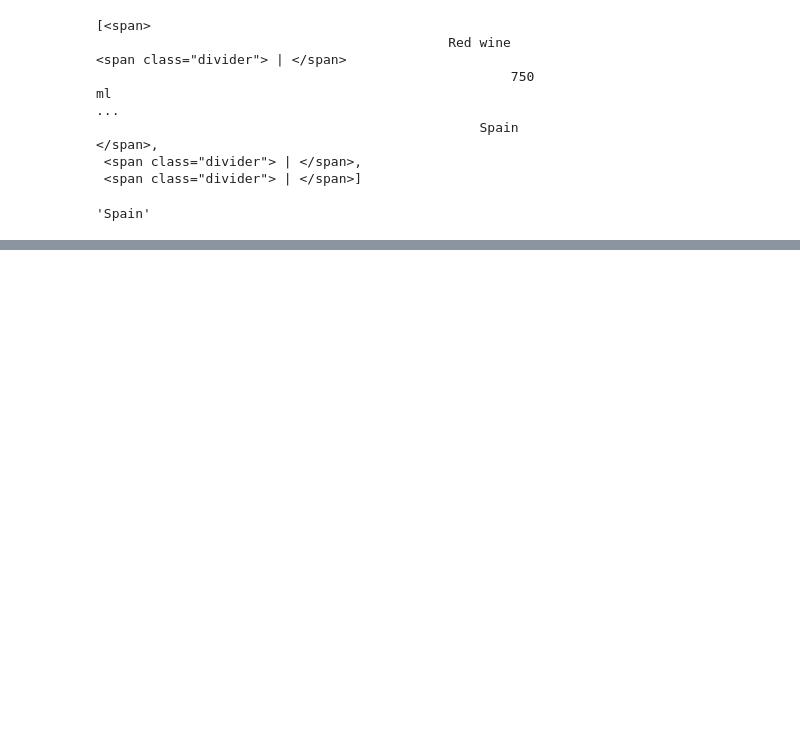
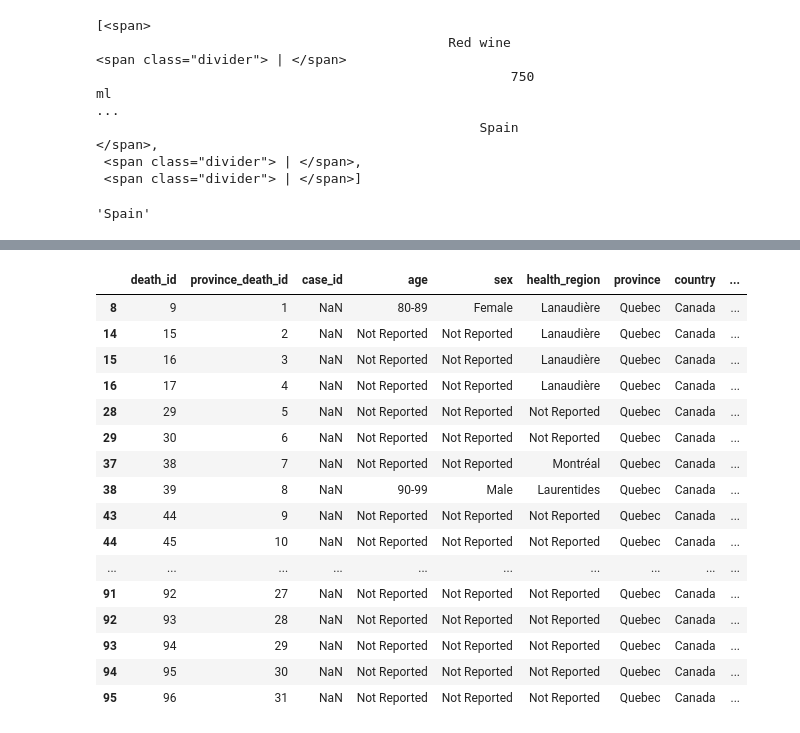
Before and after one commit to archydeberker/a-glass-of-wine, a Jupyter notebook: notebooks/scrape_data.ipynb, the cells around one changed output, grey strips where cells are left out. Drawn from its saved outputs; the diff is of its cells as text; code cells hidden in the pictures; blank space fills up the shorter version.

Commit message:
Add a script to grab Canadian case data

```diff
--- a/notebooks/scrape_data.ipynb
+++ b/notebooks/scrape_data.ipynb
@@ -328,0 +406,14 @@ span[0].contents[-1].strip()
+# %%
+path_to_download = '/Users/archydeberker/Desktop/code/saq/scripts/canada_case_data_20200401-192009.csv'
+!pip install xlrd
+# %%
+cases_df = pd.read_excel(path_to_download, header=3)
+deaths_df = pd.read_excel(path_to_download, header=3, sheet_name=1)
+recovered_df = pd.read_excel(path_to_download, header=3, sheet_name=2)
+# %%
+def filter_for_quebec(df):
+    return df.loc[df['province']=='Quebec']
+# %%
+cases_df= filter_for_quebec(cases_df)
+deaths_df = filter_for_quebec(deaths_df)
+recovered_df = filter_for_quebec(recovered_df)
@@ -328,0 +440,20 @@ span[0].contents[-1].strip()
+# %%
+deaths_df
+# %% [output]
+|  | death_id | province_death_id | case_id | age | sex | health_region | province | country | ... |
+| 8 | 9 | 1 | NaN | 80-89 | Female | Lanaudière | Quebec | Canada | ... |
+| 14 | 15 | 2 | NaN | Not Reported | Not Reported | Lanaudière | Quebec | Canada | ... |
+| 15 | 16 | 3 | NaN | Not Reported | Not Reported | Lanaudière | Quebec | Canada | ... |
+| 16 | 17 | 4 | NaN | Not Reported | Not Reported | Lanaudière | Quebec | Canada | ... |
+| 28 | 29 | 5 | NaN | Not Reported | Not Reported | Not Reported | Quebec | Canada | ... |
+| 29 | 30 | 6 | NaN | Not Reported | Not Reported | Not Reported | Quebec | Canada | ... |
+| 37 | 38 | 7 | NaN | Not Reported | Not Reported | Montréal | Quebec | Canada | ... |
+| 38 | 39 | 8 | NaN | 90-99 | Male | Laurentides | Quebec | Canada | ... |
+| 43 | 44 | 9 | NaN | Not Reported | Not Reported | Not Reported | Quebec | Canada | ... |
+| 44 | 45 | 10 | NaN | Not Reported | Not Reported | Not Reported | Quebec | Canada | ... |
+| ... | ... | ... | ... | ... | ... | ... | ... | ... | ... |
+| 91 | 92 | 27 | NaN | Not Reported | Not Reported | Not Reported | Quebec | Canada | ... |
+| 92 | 93 | 28 | NaN | Not Reported | Not Reported | Not Reported | Quebec | Canada | ... |
+| 93 | 94 | 29 | NaN | Not Reported | Not Reported | Not Reported | Quebec | Canada | ... |
+| 94 | 95 | 30 | NaN | Not Reported | Not Reported | Not Reported | Quebec | Canada | ... |
+| 95 | 96 | 31 | NaN | Not Reported | Not Reported | Not Reported | Quebec | Canada | ... |
```
Also changed, not shown: parts of 19 cells of this notebook, 1 other file.
